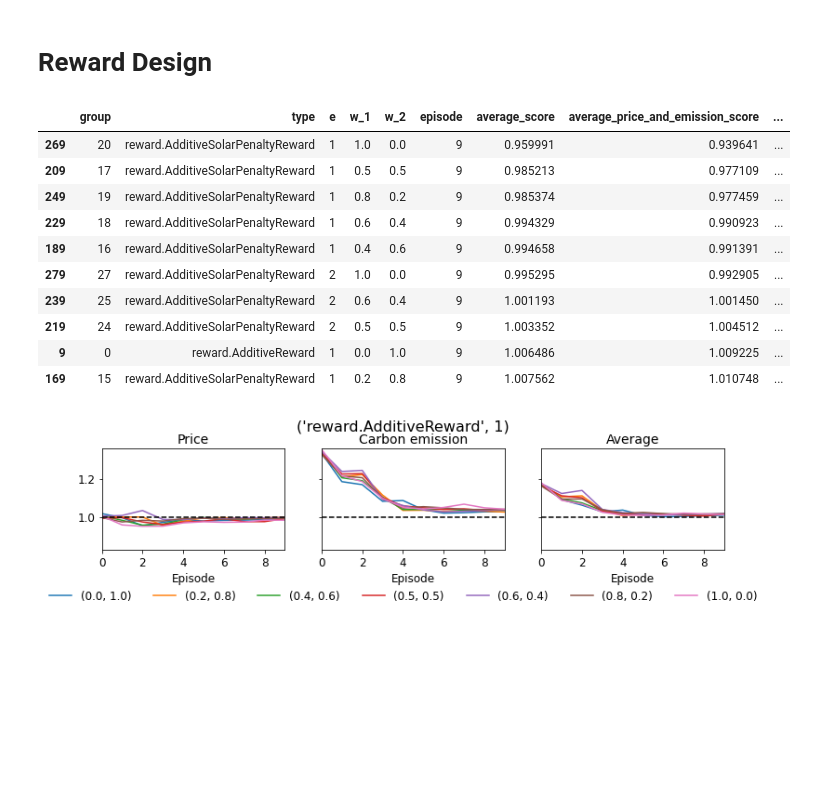
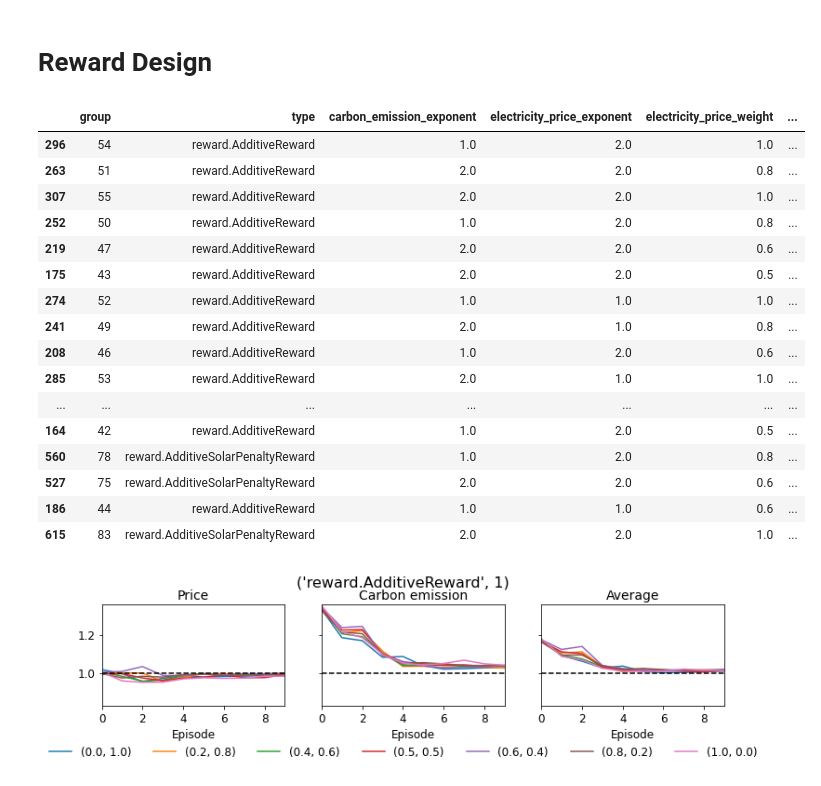
Before and after one commit to intelligent-environments-lab/merlin-apen-2023, a Jupyter notebook: src/experiment_result.ipynb, the cells around one changed output. Saved outputs shown, nothing was run; the diff lists cells and outputs as text; code cells hidden in the pictures; blank space fills up the shorter version.

```diff
--- a/src/experiment_result.ipynb
+++ b/src/experiment_result.ipynb
@@ -150,30 +150,41 @@ def plot_score_trajectory(plot_data,fig_groupby_columns,ax_groupby_columns,round
 # Reward Design
 # %%
 reward_design_grid, reward_design_summary, reward_design_score_summary = get_brief_summary('reward_design')
-reward_design_grid['e'] = reward_design_grid['exponent']
-reward_design_grid['w_1'] = reward_design_grid['weight']
-reward_design_grid['w_2'] = 1.0 - reward_design_grid['weight']
-metadata = reward_design_grid[['group','type','e','w_1','w_2']].drop_duplicates()
+# reward_design_grid['e'] = reward_design_grid['exponent']
+# reward_design_grid['w_1'] = reward_design_grid['weight']
+# reward_design_grid['w_2'] = 1.0 - reward_design_grid['weight']
+metadata = reward_design_grid[['group','type','carbon_emission_exponent','electricity_exponent','electricity_price_exponent','electricity_price_weight']].drop_duplicates()
 reward_design_score_summary = metadata.merge(reward_design_score_summary,on='group',how='left')
 
-# ordered average score by last episode
-display(reward_design_score_summary[reward_design_score_summary['episode']==9][[
-    'group','type','e','w_1','w_2','episode',
-    'average_score','average_price_and_emission_score',
+# # ordered average score by last episode
+# display(reward_design_score_summary[reward_design_score_summary['episode']==9][[
+#     'group','type','e','w_1','w_2','episode',
+#     'average_score','average_price_and_emission_score',
+#     'price_score','emission_score','consumption_score',
+# ]].sort_values('average_price_and_emission_score').head(10))
+display(reward_design_score_summary[reward_design_score_summary['episode']==10][[
+    'group','type','carbon_emission_exponent','electricity_price_exponent','electricity_price_weight',
+    'average_price_and_emission_score',
     'price_score','emission_score','consumption_score',
-]].sort_values('average_price_and_emission_score').head(10))
+]].sort_values('average_price_and_emission_score').head(30))
 # %% [output]
-|  | group | type | e | w_1 | w_2 | episode | average_score | average_price_and_emission_score | ... |
-| 269 | 20 | reward.AdditiveSolarPenaltyReward | 1 | 1.0 | 0.0 | 9 | 0.959991 | 0.939641 | ... |
-| 209 | 17 | reward.AdditiveSolarPenaltyReward | 1 | 0.5 | 0.5 | 9 | 0.985213 | 0.977109 | ... |
-| 249 | 19 | reward.AdditiveSolarPenaltyReward | 1 | 0.8 | 0.2 | 9 | 0.985374 | 0.977459 | ... |
-| 229 | 18 | reward.AdditiveSolarPenaltyReward | 1 | 0.6 | 0.4 | 9 | 0.994329 | 0.990923 | ... |
-| 189 | 16 | reward.AdditiveSolarPenaltyReward | 1 | 0.4 | 0.6 | 9 | 0.994658 | 0.991391 | ... |
-| 279 | 27 | reward.AdditiveSolarPenaltyReward | 2 | 1.0 | 0.0 | 9 | 0.995295 | 0.992905 | ... |
-| 239 | 25 | reward.AdditiveSolarPenaltyReward | 2 | 0.6 | 0.4 | 9 | 1.001193 | 1.001450 | ... |
-| 219 | 24 | reward.AdditiveSolarPenaltyReward | 2 | 0.5 | 0.5 | 9 | 1.003352 | 1.004512 | ... |
-| 9 | 0 | reward.AdditiveReward | 1 | 0.0 | 1.0 | 9 | 1.006486 | 1.009225 | ... |
-| 169 | 15 | reward.AdditiveSolarPenaltyReward | 1 | 0.2 | 0.8 | 9 | 1.007562 | 1.010748 | ... |
+|  | group | type | carbon_emission_exponent | electricity_price_exponent | electricity_price_weight | ... |
+| 296 | 54 | reward.AdditiveReward | 1.0 | 2.0 | 1.0 | ... |
+| 263 | 51 | reward.AdditiveReward | 2.0 | 2.0 | 0.8 | ... |
+| 307 | 55 | reward.AdditiveReward | 2.0 | 2.0 | 1.0 | ... |
+| 252 | 50 | reward.AdditiveReward | 1.0 | 2.0 | 0.8 | ... |
+| 219 | 47 | reward.AdditiveReward | 2.0 | 2.0 | 0.6 | ... |
+| 175 | 43 | reward.AdditiveReward | 2.0 | 2.0 | 0.5 | ... |
+| 274 | 52 | reward.AdditiveReward | 1.0 | 1.0 | 1.0 | ... |
+| 241 | 49 | reward.AdditiveReward | 2.0 | 1.0 | 0.8 | ... |
+| 208 | 46 | reward.AdditiveReward | 1.0 | 2.0 | 0.6 | ... |
+| 285 | 53 | reward.AdditiveReward | 2.0 | 1.0 | 1.0 | ... |
+| ... | ... | ... | ... | ... | ... | ... |
+| 164 | 42 | reward.AdditiveReward | 1.0 | 2.0 | 0.5 | ... |
+| 560 | 78 | reward.AdditiveSolarPenaltyReward | 1.0 | 2.0 | 0.8 | ... |
+| 527 | 75 | reward.AdditiveSolarPenaltyReward | 2.0 | 2.0 | 0.6 | ... |
+| 186 | 44 | reward.AdditiveReward | 1.0 | 1.0 | 0.6 | ... |
+| 615 | 83 | reward.AdditiveSolarPenaltyReward | 2.0 | 2.0 | 1.0 | ... |
 # %%
 # score trajectory
 plot_data = reward_design_score_summary.copy()
```
Also changed, not shown: 3 other files.
